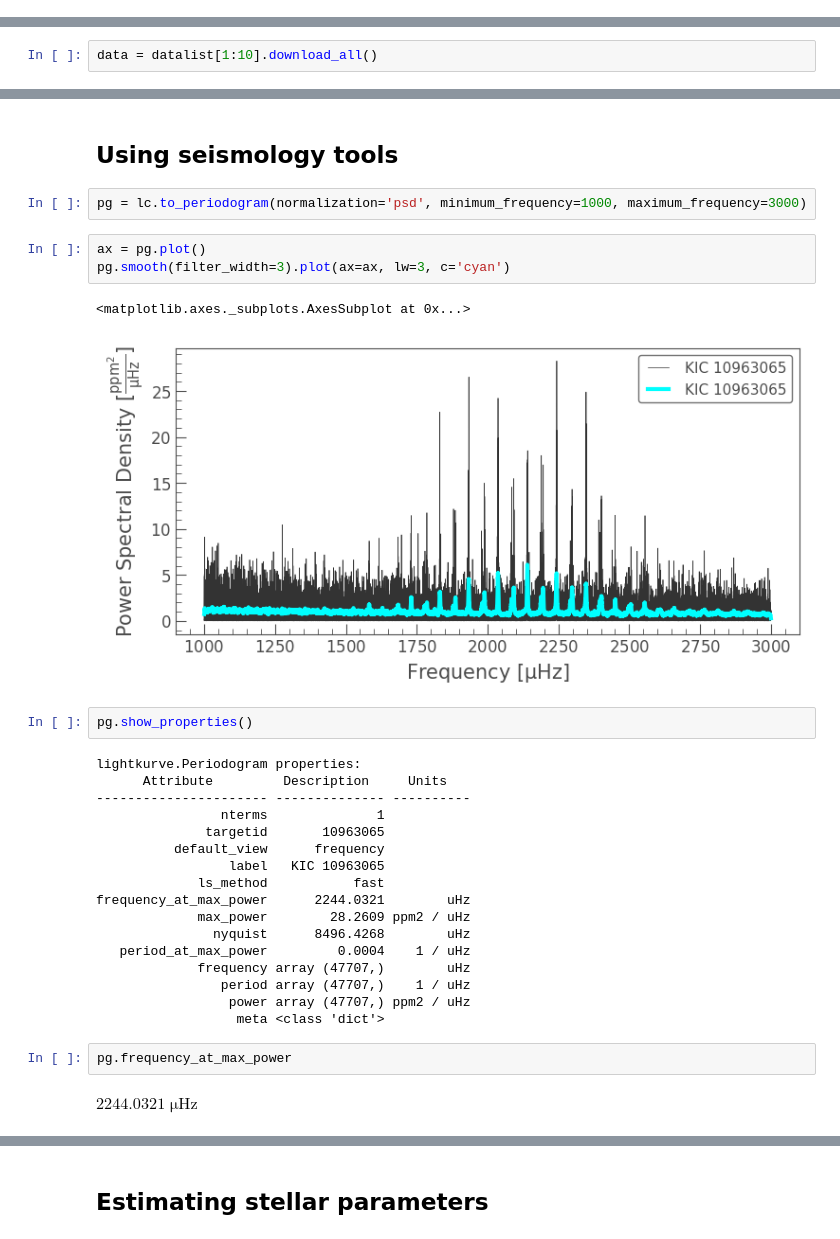
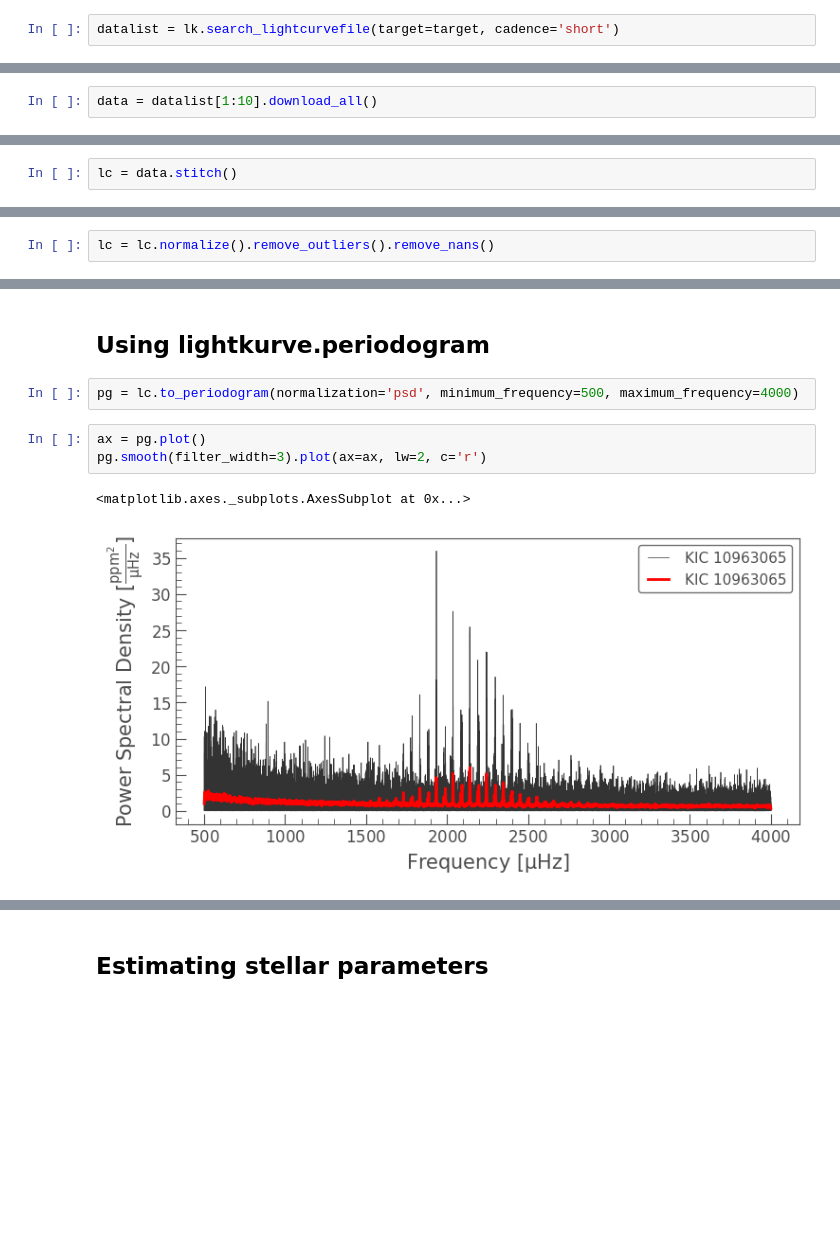
Before and after one commit to ojhall94/TASC5_lightkurve, a Jupyter notebook: Notebooks/Live_notebook.ipynb, the cells around one changed output, grey strips where cells are left out. Saved outputs shown, nothing was run; the diff lists cells and outputs as text; blank space fills up the shorter version.

```diff
--- a/Notebooks/Live_notebook.ipynb
+++ b/Notebooks/Live_notebook.ipynb
@@ -28,0 +12,2 @@ CHeck I can do this offline
+# %%
+datalist = lk.search_lightcurvefile(target=target, cadence='short')
@@ -35,3 +41,5 @@ for d in data[1:]:
+# %%
+lc = data.stitch()
 # %%
 lc.plot()
 # %% [output]
@@ -39,0 +48,2 @@ lc.plot()
+# %%
+lc = lc.normalize().remove_outliers().remove_nans()
@@ -40,33 +55,10 @@ lc.plot()
 # %% [markdown]
-## Using seismology tools
+## Using lightkurve.periodogram
 # %%
-pg = lc.to_periodogram(normalization='psd', minimum_frequency=1000, maximum_frequency=3000)
+pg = lc.to_periodogram(normalization='psd', minimum_frequency=500, maximum_frequency=4000)
 # %%
 ax = pg.plot()
-pg.smooth(filter_width=3).plot(ax=ax, lw=3, c='cyan')
+pg.smooth(filter_width=3).plot(ax=ax, lw=2, c='r')
 # %% [output]
 <matplotlib.axes._subplots.AxesSubplot at 0x...>
-[figure, old version]
+[figure, new version]
-# %%
-pg.show_properties()
-# %% [output]
-lightkurve.Periodogram properties:
-      Attribute         Description     Units
----------------------- -------------- ----------
-                nterms              1
-              targetid       10963065
-          default_view      frequency
-                 label   KIC 10963065
-             ls_method           fast
-frequency_at_max_power      2244.0321        uHz
-             max_power        28.2609 ppm2 / uHz
-               nyquist      8496.4268        uHz
-   period_at_max_power         0.0004    1 / uHz
-             frequency array (47707,)        uHz
-                period array (47707,)    1 / uHz
-                 power array (47707,) ppm2 / uHz
-                  meta <class 'dict'>
-# %%
-pg.frequency_at_max_power
-# %% [output]
-$2244.0321 \; \mathrm{\mu Hz}$
```
Also changed, not shown: parts of 37 cells of this notebook, 6 other files.
